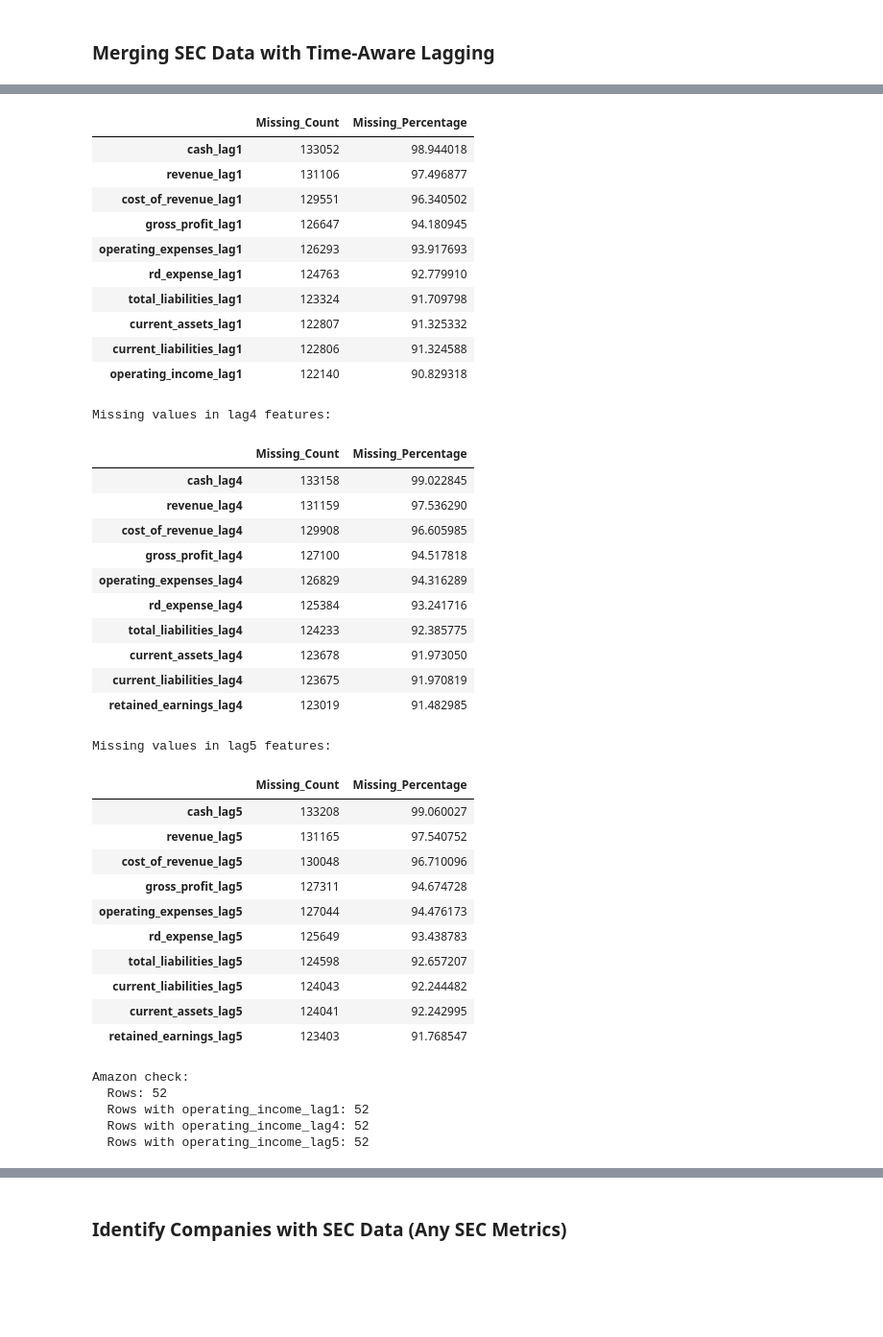
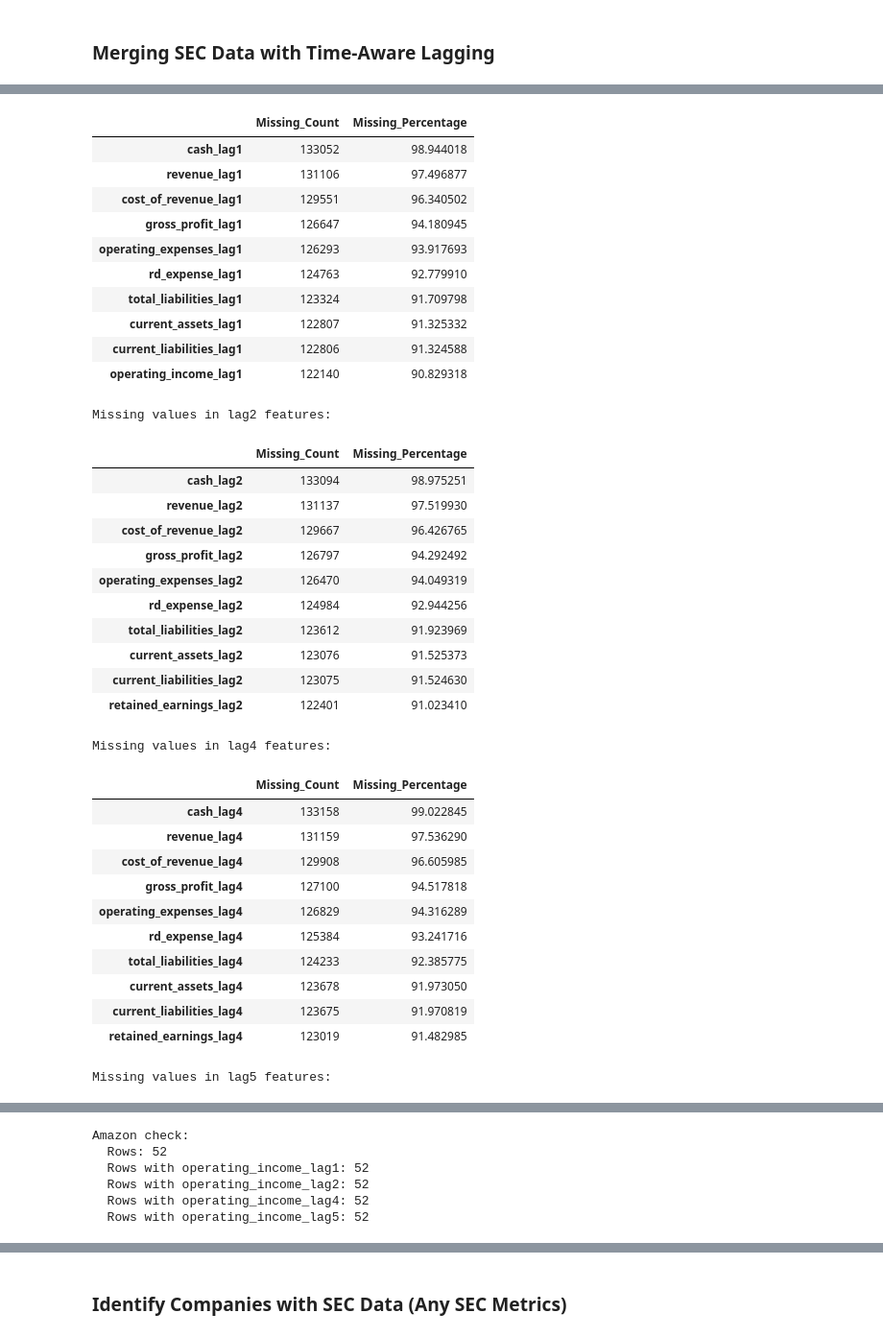
Before and after one commit to lixiaohua-neu/companies-layoff-prediction, a Jupyter notebook: layoff_data_collection.ipynb, the cells around one changed output, grey strips where cells are left out. Shown at 96% size. Saved outputs shown, nothing was run; the diff lists cells and outputs as text; code cells hidden in the pictures; blank space fills up the shorter version.

```diff
--- a/layoff_data_collection.ipynb
+++ b/layoff_data_collection.ipynb
@@ -1321,16 +1321,19 @@ df_sec_sorted = df_sec_sorted.sort_values(['company', 'Date'])
 
 for col in sec_features:
     df_sec_sorted[f'{col}_lag1'] = df_sec_sorted.groupby('company')[col].shift(1)
+    df_sec_sorted[f'{col}_lag2'] = df_sec_sorted.groupby('company')[col].shift(2)
     df_sec_sorted[f'{col}_lag4'] = df_sec_sorted.groupby('company')[col].shift(4)
     df_sec_sorted[f'{col}_lag5'] = df_sec_sorted.groupby('company')[col].shift(5)
 
 lag1_features = [f'{col}_lag1' for col in sec_features]
+lag2_features = [f'{col}_lag2' for col in sec_features]
 lag4_features = [f'{col}_lag4' for col in sec_features]
 lag5_features = [f'{col}_lag5' for col in sec_features]
-all_lag_features = lag1_features + lag4_features + lag5_features
+all_lag_features = lag1_features + lag2_features + lag4_features + lag5_features
 
 print(f"\nCreated lag features:")
 print(f"  Lag1 features: {len(lag1_features)}")
+print(f"  Lag2 features: {len(lag2_features)}")
 print(f"  Lag4 features: {len(lag4_features)}")
 print(f"  Lag5 features: {len(lag5_features)}")
 print(f"  Total lag features: {len(all_lag_features)}")
@@ -1342,7 +1345,7 @@ df_sec_lagged = df_sec_sorted[['company', 'Date_lagged', 'fiscal_year', 'fiscal_
 df_merged['company'] = df_merged['Company'].str.lower()
 df_merged_sorted = df_merged.sort_values(['company', 'Date']).reset_index(drop=True)
 
-print(f"\nMerging with lag-1, lag-4, and lag-5 features...")
+print(f"\nMerging with lag-1, lag-2, lag-4, and lag-5 features...")
 print(f"Panel date range: {df_merged['Date'].min().date()} to {df_merged['Date'].max().date()}")
 print(f"Left shape: {df_merged_sorted.shape}")
 print(f"Right shape: {df_sec_lagged.shape}")
@@ -1376,6 +1379,12 @@ missing_lag1_pct = (missing_lag1 / len(df_merged_sec)) * 100
 missing_df1 = pd.DataFrame({'Missing_Count': missing_lag1, 'Missing_Percentage': missing_lag1_pct})
 display(missing_df1.head(10))
 
+print("\nMissing values in lag2 features:")
+missing_lag2 = df_merged_sec[lag2_features].isnull().sum().sort_values(ascending=False)
+missing_lag2_pct = (missing_lag2 / len(df_merged_sec)) * 100
+missing_df2 = pd.DataFrame({'Missing_Count': missing_lag2, 'Missing_Percentage': missing_lag2_pct})
+display(missing_df2.head(10))
+
 print("\nMissing values in lag4 features:")
 missing_lag4 = df_merged_sec[lag4_features].isnull().sum().sort_values(ascending=False)
 missing_lag4_pct = (missing_lag4 / len(df_merged_sec)) * 100
@@ -1392,6 +1401,7 @@ print("\nAmazon check:")
 amazon_check = df_merged_sec[df_merged_sec['Company'] == 'amazon']
 print(f"  Rows: {len(amazon_check)}")
 print(f"  Rows with operating_income_lag1: {amazon_check['operating_income_lag1'].notna().sum()}")
+print(f"  Rows with operating_income_lag2: {amazon_check['operating_income_lag2'].notna().sum()}")
 print(f"  Rows with operating_income_lag4: {amazon_check['operating_income_lag4'].notna().sum()}")
 print(f"  Rows with operating_income_lag5: {amazon_check['operating_income_lag5'].notna().sum()}")
 display(amazon_check[['Company', 'Date', 'Layoff_Event_Binary', 'fiscal_period', 'operating_income_lag1', 'operating_income_lag4', 'operating_income_lag5', 'net_income_lag1', 'net_income_lag4', 'net_income_lag5']].tail(15))
@@ -1419,42 +1430,38 @@ After merge: (134472, 65)
 
 Missing values in lag1 features:
 |  | Missing_Count | Missing_Percentage |
 | cash_lag1 | 133052 | 98.944018 |
 | revenue_lag1 | 131106 | 97.496877 |
 | cost_of_revenue_lag1 | 129551 | 96.340502 |
 | gross_profit_lag1 | 126647 | 94.180945 |
 | operating_expenses_lag1 | 126293 | 93.917693 |
 | rd_expense_lag1 | 124763 | 92.779910 |
 | total_liabilities_lag1 | 123324 | 91.709798 |
 | current_assets_lag1 | 122807 | 91.325332 |
 | current_liabilities_lag1 | 122806 | 91.324588 |
 | operating_income_lag1 | 122140 | 90.829318 |
-Missing values in lag4 features:
+Missing values in lag2 features:
 |  | Missing_Count | Missing_Percentage |
-| cash_lag4 | 133158 | 99.022845 |
-| revenue_lag4 | 131159 | 97.536290 |
-| cost_of_revenue_lag4 | 129908 | 96.605985 |
-| gross_profit_lag4 | 127100 | 94.517818 |
-| operating_expenses_lag4 | 126829 | 94.316289 |
-| rd_expense_lag4 | 125384 | 93.241716 |
-| total_liabilities_lag4 | 124233 | 92.385775 |
-| current_assets_lag4 | 123678 | 91.973050 |
-| current_liabilities_lag4 | 123675 | 91.970819 |
-| retained_earnings_lag4 | 123019 | 91.482985 |
+| cash_lag2 | 133094 | 98.975251 |
+| revenue_lag2 | 131137 | 97.519930 |
+| cost_of_revenue_lag2 | 129667 | 96.426765 |
+| gross_profit_lag2 | 126797 | 94.292492 |
+| operating_expenses_lag2 | 126470 | 94.049319 |
+| rd_expense_lag2 | 124984 | 92.944256 |
+| total_liabilities_lag2 | 123612 | 91.923969 |
+| current_assets_lag2 | 123076 | 91.525373 |
+| current_liabilities_lag2 | 123075 | 91.524630 |
+| retained_earnings_lag2 | 122401 | 91.023410 |
-Missing values in lag5 features:
+Missing values in lag4 features:
 |  | Missing_Count | Missing_Percentage |
-| cash_lag5 | 133208 | 99.060027 |
-| revenue_lag5 | 131165 | 97.540752 |
-| cost_of_revenue_lag5 | 130048 | 96.710096 |
-| gross_profit_lag5 | 127311 | 94.674728 |
-| operating_expenses_lag5 | 127044 | 94.476173 |
-| rd_expense_lag5 | 125649 | 93.438783 |
-| total_liabilities_lag5 | 124598 | 92.657207 |
-| current_liabilities_lag5 | 124043 | 92.244482 |
-| current_assets_lag5 | 124041 | 92.242995 |
-| retained_earnings_lag5 | 123403 | 91.768547 |
+| cash_lag4 | 133158 | 99.022845 |
+| revenue_lag4 | 131159 | 97.536290 |
+| cost_of_revenue_lag4 | 129908 | 96.605985 |
+| gross_profit_lag4 | 127100 | 94.517818 |
+| operating_expenses_lag4 | 126829 | 94.316289 |
+| rd_expense_lag4 | 125384 | 93.241716 |
+| total_liabilities_lag4 | 124233 | 92.385775 |
+| current_assets_lag4 | 123678 | 91.973050 |
+| current_liabilities_lag4 | 123675 | 91.970819 |
+| retained_earnings_lag4 | 123019 | 91.482985 |
-Amazon check:
-  Rows: 52
-  Rows with operating_income_lag1: 52
-  Rows with operating_income_lag4: 52
-  Rows with operating_income_lag5: 52
+Missing values in lag5 features:
@@ -1476,0 +1479,6 @@ Amazon check:
+Amazon check:
+  Rows: 52
+  Rows with operating_income_lag1: 52
+  Rows with operating_income_lag2: 52
+  Rows with operating_income_lag4: 52
+  Rows with operating_income_lag5: 52
```
Also changed, not shown: parts of 4 cells of this notebook, 7 other files.
